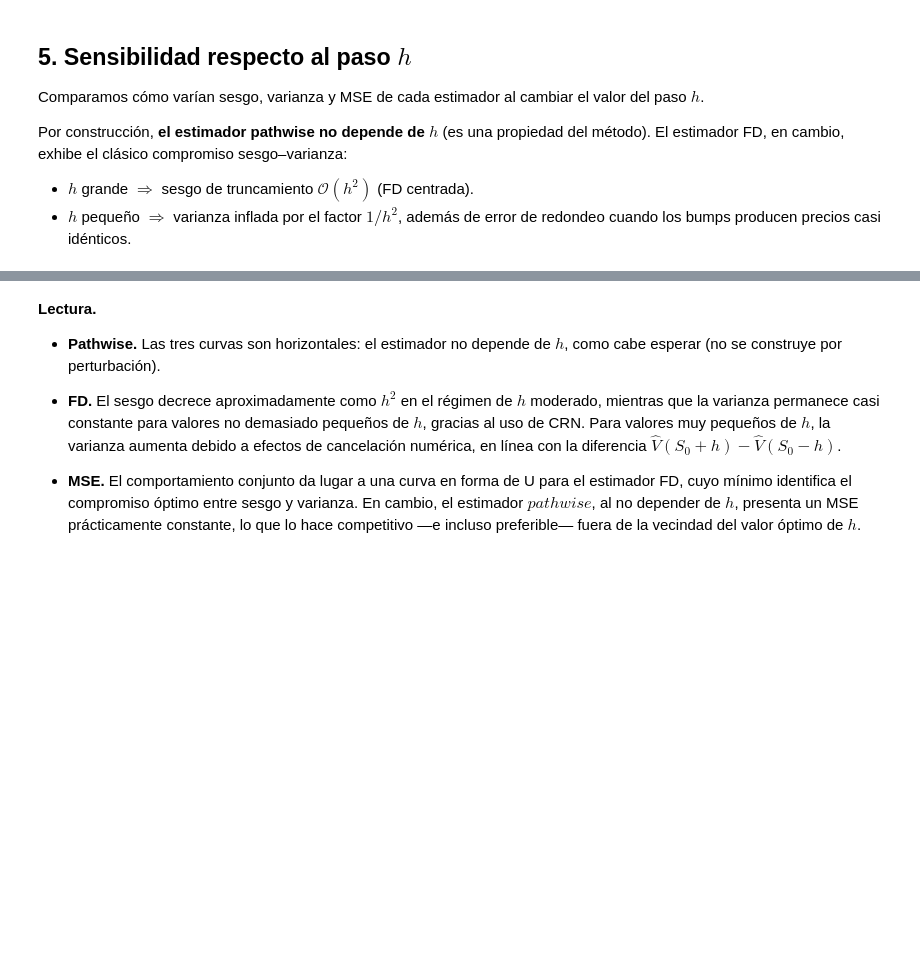
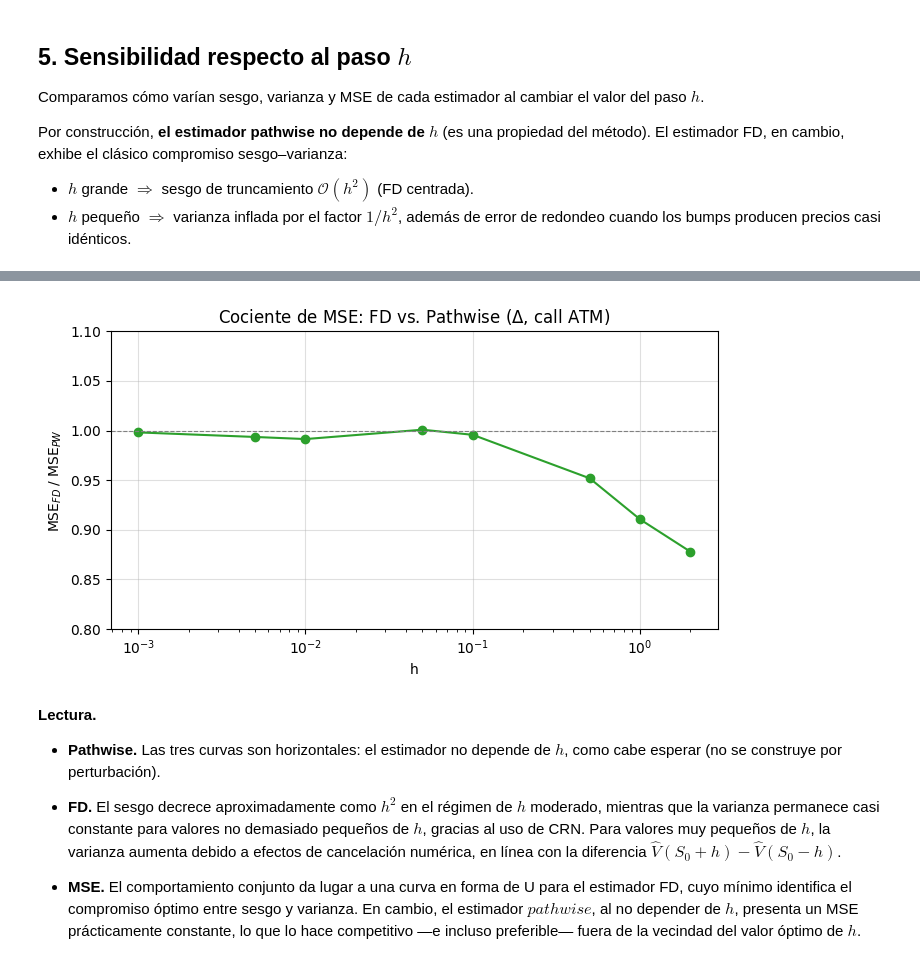
Before and after one commit to macaplazaaguilar-lab/pfm_macarena_plaza, a Jupyter notebook: black_scholes/02_BS_delta.ipynb, the cells around one changed output, grey strips where cells are left out. Saved outputs shown, nothing was run; the diff lists cells and outputs as text; code cells hidden in the pictures; blank space fills up the shorter version.

```diff
--- a/black_scholes/02_BS_delta.ipynb
+++ b/black_scholes/02_BS_delta.ipynb
@@ -278,3 +281,18 @@ plt.show()
+# %%
+ratio = df_h["MSE_FD"] / df_h["MSE_PW"]
+
+fig, ax = plt.subplots(figsize=(7, 4))
+ax.semilogx(df_h["h"], ratio, "o-", color="tab:green")
+ax.axhline(1.0, ls="--", color="gray", lw=0.8)
+ax.set_xlabel("h")
+ax.set_ylabel(r"$\mathrm{MSE}_{FD}\;/\;\mathrm{MSE}_{PW}$")
+ax.set_title(r"Cociente de MSE: FD vs. Pathwise ($\Delta$, call ATM)")
+ax.set_ylim(0.8, 1.1)
+ax.grid(True, alpha=0.4)
+plt.tight_layout()
+plt.show()
+# %% [output]
+[figure, added]
 # %% [markdown]
 **Lectura.**
 
```
Also changed, not shown: parts of 5 cells of this notebook, 31 other files.
